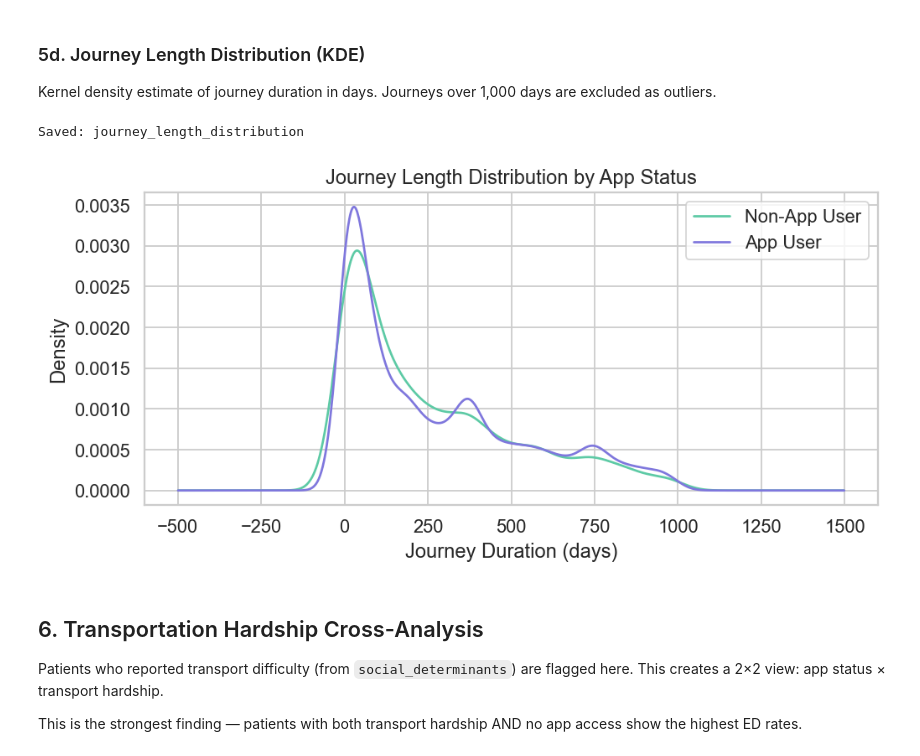
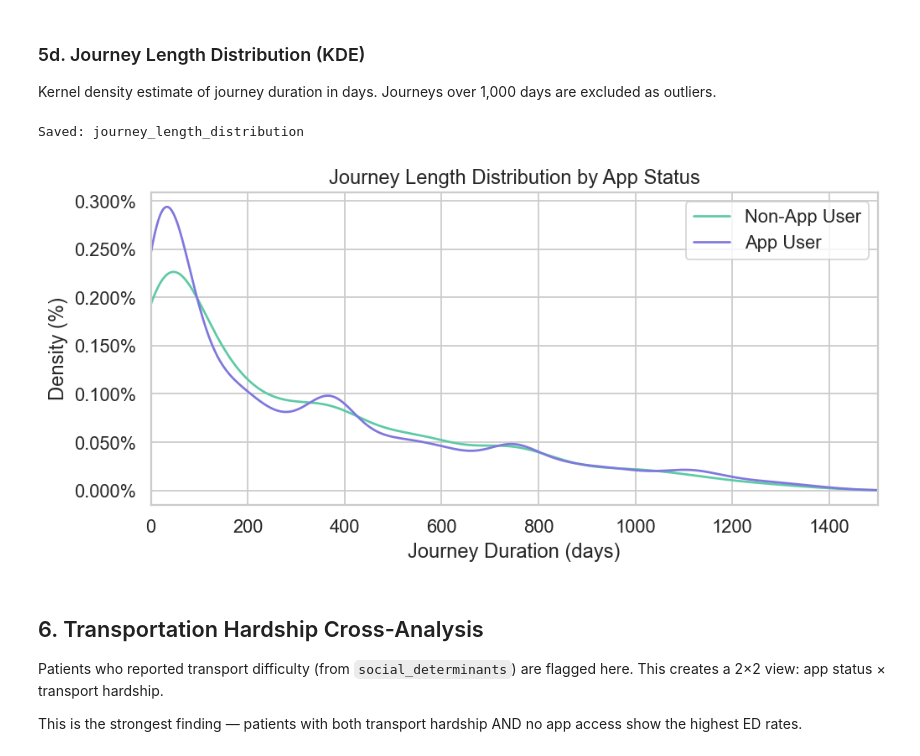
Before and after one commit to SYzhao666/datafest2026, a Jupyter notebook: notebooks/01_mychart.ipynb, the cells around one changed output. Drawn from its saved outputs; the diff is of its cells as text; code cells hidden in the pictures.

```diff
--- a/notebooks/01_mychart.ipynb
+++ b/notebooks/01_mychart.ipynb
@@ -237,23 +246,34 @@ Saved: ed_rate_age_app
 
 Kernel density estimate of journey duration in days.
 Journeys over 1,000 days are excluded as outliers.
-# %%
-fig, ax = plt.subplots(figsize=(8, 4))
-for label, grp in journeys[journeys["journey_days"] < 1000].groupby("app_user"):
-    name = "App User" if label else "Non-App User"
-    color = "#7F77DD" if label else "#5DCAA5"
-    grp["journey_days"].plot(kind="kde", ax=ax, label=name, color=color)
-
-ax.set_title("Journey Length Distribution by App Status")
-ax.set_xlabel("Journey Duration (days)")
-ax.set_ylabel("Density")
-ax.legend()
-plt.tight_layout()
-save_fig(fig, "journey_length_distribution")
-plt.show()
-# %% [output]
-Saved: journey_length_distribution
-[figure, removed]
+# %%
+import matplotlib.ticker as mtick
+
+fig, ax = plt.subplots(figsize=(8, 4))
+
+filtered = journeys[
+    (journeys["journey_days"] >= 0) & (journeys["journey_days"] <= 1500)
+]
+
+for label, grp in filtered.groupby("app_user"):
+    name = "App User" if label else "Non-App User"
+    color = "#7F77DD" if label else "#5DCAA5"
+    grp["journey_days"].plot(kind="kde", ax=ax, label=name, color=color)
+
+ax.set_title("Journey Length Distribution by App Status")
+ax.set_xlabel("Journey Duration (days)")
+ax.set_ylabel("Density (%)")
+ax.set_xlim(0, 1500)
+ax.yaxis.set_major_formatter(mtick.PercentFormatter(1.0))
+
+ax.legend()
+plt.tight_layout()
+
+save_fig(fig, "journey_length_distribution")
+plt.show()
+# %% [output]
+Saved: journey_length_distribution
+[figure, added]
 # %% [markdown]
 ## 6. Transportation Hardship Cross-Analysis
 
```
Also changed, not shown: parts of 2 cells of this notebook, 2 other files.
